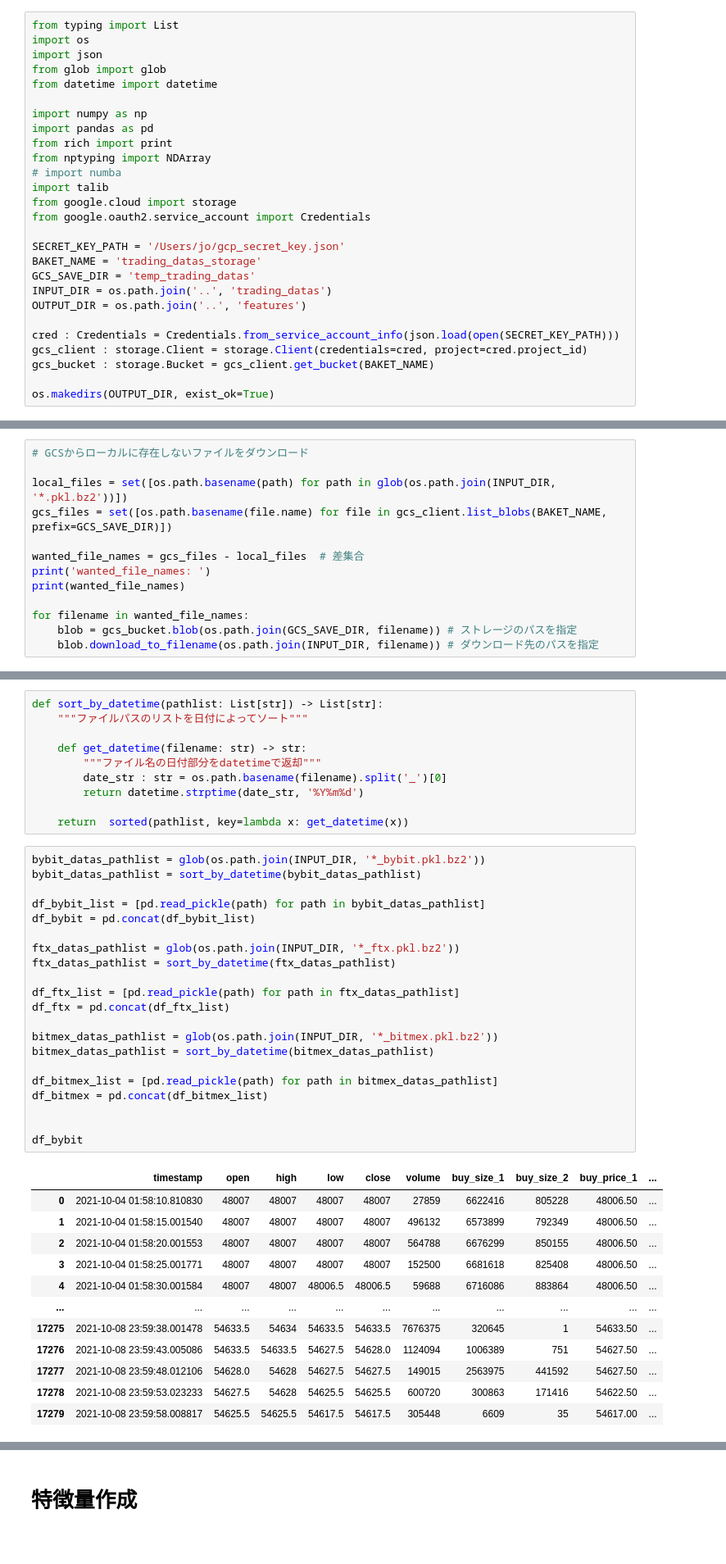
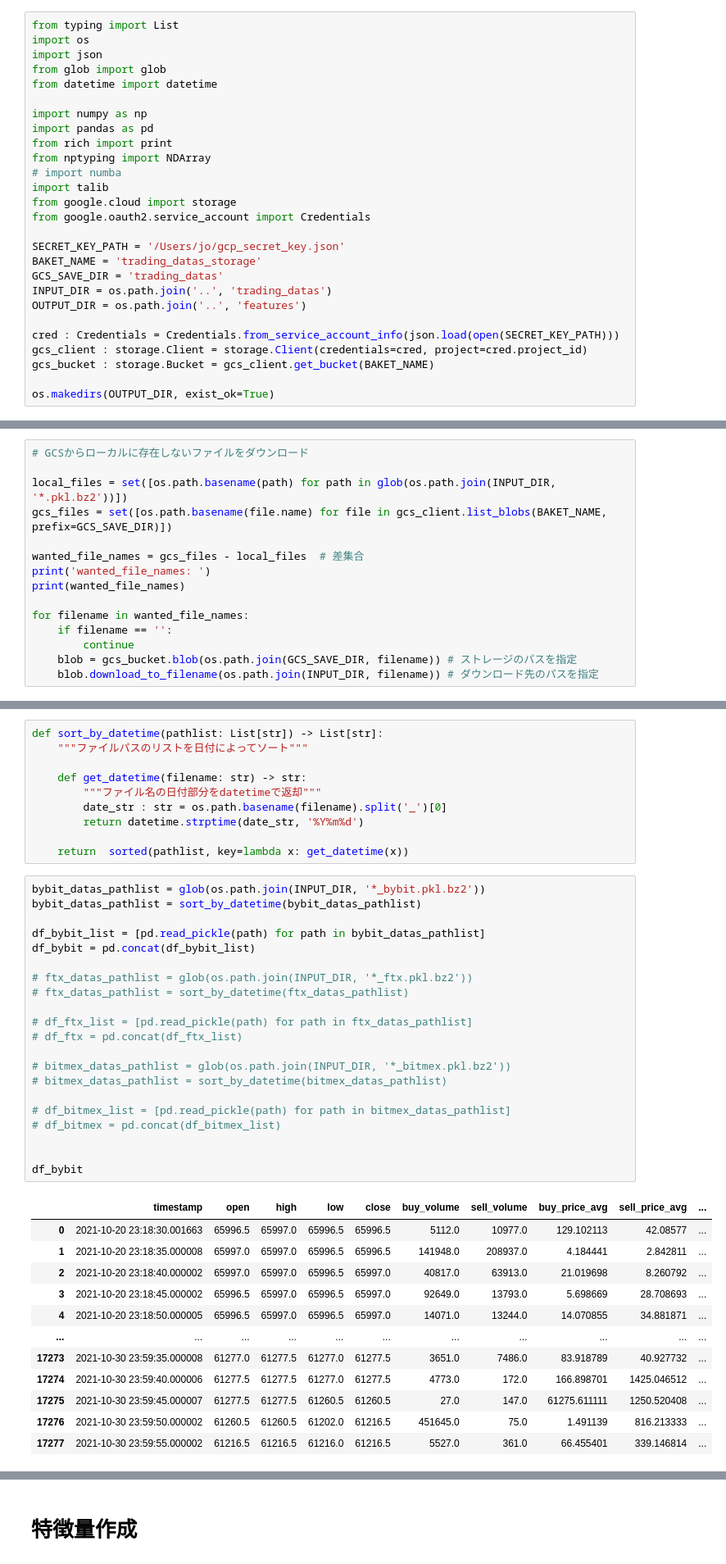
Before and after one commit to Joichiro433/Ticker, a Jupyter notebook: notebook/create_feature.ipynb, the cells around one changed output, grey strips where cells are left out. Shown at 82% size. Saved outputs shown, nothing was run; the diff lists cells and outputs as text.

```diff
--- a/notebook/create_feature.ipynb
+++ b/notebook/create_feature.ipynb
@@ -18,7 +18,7 @@ from google.oauth2.service_account import Credentials
 
 SECRET_KEY_PATH = '/Users/jo/gcp_secret_key.json'
 BAKET_NAME = 'trading_datas_storage'
-GCS_SAVE_DIR = 'temp_trading_datas'
+GCS_SAVE_DIR = 'trading_datas'
 INPUT_DIR = os.path.join('..', 'trading_datas')
 OUTPUT_DIR = os.path.join('..', 'features')
 
@@ -44,6 +44,8 @@ print('wanted_file_names: ')
 print(wanted_file_names)
 
 for filename in wanted_file_names:
+    if filename == '':
+        continue
     blob = gcs_bucket.blob(os.path.join(GCS_SAVE_DIR, filename)) # ストレージのパスを指定
     blob.download_to_filename(os.path.join(INPUT_DIR, filename)) # ダウンロード先のパスを指定
 # %% [output]
@@ -62,34 +80,34 @@ def sort_by_datetime(pathlist: List[str]) -> List[str]:
 # %%
 bybit_datas_pathlist = glob(os.path.join(INPUT_DIR, '*_bybit.pkl.bz2'))
 bybit_datas_pathlist = sort_by_datetime(bybit_datas_pathlist)
 
 df_bybit_list = [pd.read_pickle(path) for path in bybit_datas_pathlist]
 df_bybit = pd.concat(df_bybit_list)
 
-ftx_datas_pathlist = glob(os.path.join(INPUT_DIR, '*_ftx.pkl.bz2'))
-ftx_datas_pathlist = sort_by_datetime(ftx_datas_pathlist)
+# ftx_datas_pathlist = glob(os.path.join(INPUT_DIR, '*_ftx.pkl.bz2'))
+# ftx_datas_pathlist = sort_by_datetime(ftx_datas_pathlist)
 
-df_ftx_list = [pd.read_pickle(path) for path in ftx_datas_pathlist]
-df_ftx = pd.concat(df_ftx_list)
+# df_ftx_list = [pd.read_pickle(path) for path in ftx_datas_pathlist]
+# df_ftx = pd.concat(df_ftx_list)
 
-bitmex_datas_pathlist = glob(os.path.join(INPUT_DIR, '*_bitmex.pkl.bz2'))
-bitmex_datas_pathlist = sort_by_datetime(bitmex_datas_pathlist)
+# bitmex_datas_pathlist = glob(os.path.join(INPUT_DIR, '*_bitmex.pkl.bz2'))
+# bitmex_datas_pathlist = sort_by_datetime(bitmex_datas_pathlist)
 
-df_bitmex_list = [pd.read_pickle(path) for path in bitmex_datas_pathlist]
-df_bitmex = pd.concat(df_bitmex_list)
+# df_bitmex_list = [pd.read_pickle(path) for path in bitmex_datas_pathlist]
+# df_bitmex = pd.concat(df_bitmex_list)
 
 
 df_bybit
 # %% [output]
-|  | timestamp | open | high | low | close | volume | buy_size_1 | buy_size_2 | buy_price_1 | ... |
-| 0 | 2021-10-04 01:58:10.810830 | 48007 | 48007 | 48007 | 48007 | 27859 | 6622416 | 805228 | 48006.50 | ... |
-| 1 | 2021-10-04 01:58:15.001540 | 48007 | 48007 | 48007 | 48007 | 496132 | 6573899 | 792349 | 48006.50 | ... |
-| 2 | 2021-10-04 01:58:20.001553 | 48007 | 48007 | 48007 | 48007 | 564788 | 6676299 | 850155 | 48006.50 | ... |
-| 3 | 2021-10-04 01:58:25.001771 | 48007 | 48007 | 48007 | 48007 | 152500 | 6681618 | 825408 | 48006.50 | ... |
-| 4 | 2021-10-04 01:58:30.001584 | 48007 | 48007 | 48006.5 | 48006.5 | 59688 | 6716086 | 883864 | 48006.50 | ... |
+|  | timestamp | open | high | low | close | buy_volume | sell_volume | buy_price_avg | sell_price_avg | ... |
+| 0 | 2021-10-20 23:18:30.001663 | 65996.5 | 65997.0 | 65996.5 | 65996.5 | 5112.0 | 10977.0 | 129.102113 | 42.08577 | ... |
+| 1 | 2021-10-20 23:18:35.000008 | 65997.0 | 65997.0 | 65996.5 | 65996.5 | 141948.0 | 208937.0 | 4.184441 | 2.842811 | ... |
+| 2 | 2021-10-20 23:18:40.000002 | 65997.0 | 65997.0 | 65996.5 | 65997.0 | 40817.0 | 63913.0 | 21.019698 | 8.260792 | ... |
+| 3 | 2021-10-20 23:18:45.000002 | 65996.5 | 65997.0 | 65996.5 | 65997.0 | 92649.0 | 13793.0 | 5.698669 | 28.708693 | ... |
+| 4 | 2021-10-20 23:18:50.000005 | 65996.5 | 65997.0 | 65996.5 | 65997.0 | 14071.0 | 13244.0 | 14.070855 | 34.881871 | ... |
 | ... | ... | ... | ... | ... | ... | ... | ... | ... | ... | ... |
-| 17275 | 2021-10-08 23:59:38.001478 | 54633.5 | 54634 | 54633.5 | 54633.5 | 7676375 | 320645 | 1 | 54633.50 | ... |
-| 17276 | 2021-10-08 23:59:43.005086 | 54633.5 | 54633.5 | 54627.5 | 54628.0 | 1124094 | 1006389 | 751 | 54627.50 | ... |
-| 17277 | 2021-10-08 23:59:48.012106 | 54628.0 | 54628 | 54627.5 | 54627.5 | 149015 | 2563975 | 441592 | 54627.50 | ... |
-| 17278 | 2021-10-08 23:59:53.023233 | 54627.5 | 54628 | 54625.5 | 54625.5 | 600720 | 300863 | 171416 | 54622.50 | ... |
-| 17279 | 2021-10-08 23:59:58.008817 | 54625.5 | 54625.5 | 54617.5 | 54617.5 | 305448 | 6609 | 35 | 54617.00 | ... |
+| 17273 | 2021-10-30 23:59:35.000008 | 61277.0 | 61277.5 | 61277.0 | 61277.5 | 3651.0 | 7486.0 | 83.918789 | 40.927732 | ... |
+| 17274 | 2021-10-30 23:59:40.000006 | 61277.5 | 61277.5 | 61277.0 | 61277.5 | 4773.0 | 172.0 | 166.898701 | 1425.046512 | ... |
+| 17275 | 2021-10-30 23:59:45.000007 | 61277.5 | 61277.5 | 61260.5 | 61260.5 | 27.0 | 147.0 | 61275.611111 | 1250.520408 | ... |
+| 17276 | 2021-10-30 23:59:50.000002 | 61260.5 | 61260.5 | 61202.0 | 61216.5 | 451645.0 | 75.0 | 1.491139 | 816.213333 | ... |
+| 17277 | 2021-10-30 23:59:55.000002 | 61216.5 | 61216.5 | 61216.0 | 61216.5 | 5527.0 | 361.0 | 66.455401 | 339.146814 | ... |
```
Also changed, not shown: parts of 7 cells of this notebook.
